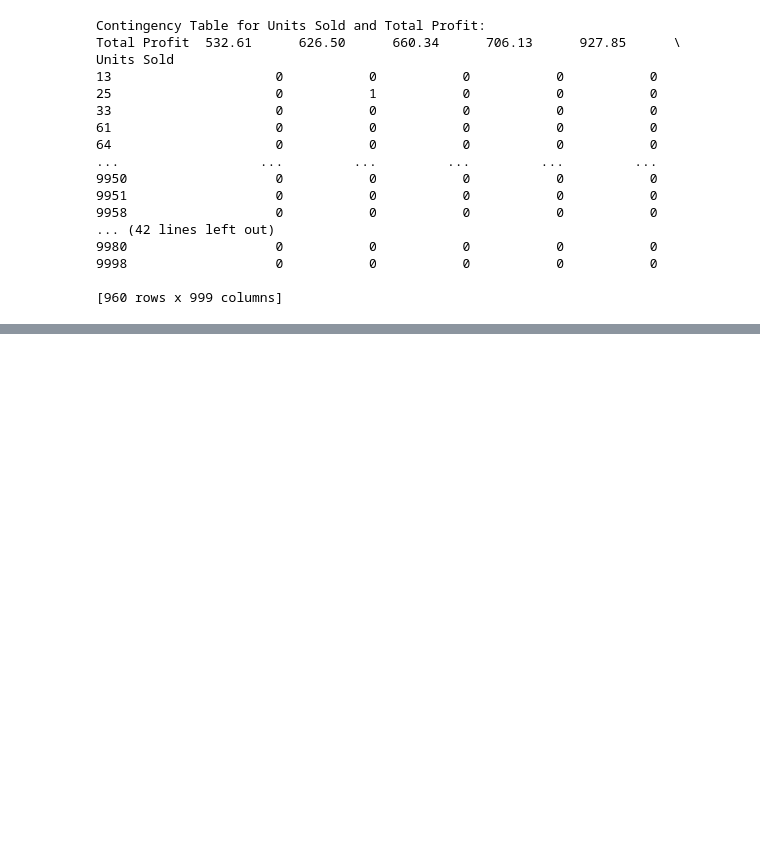
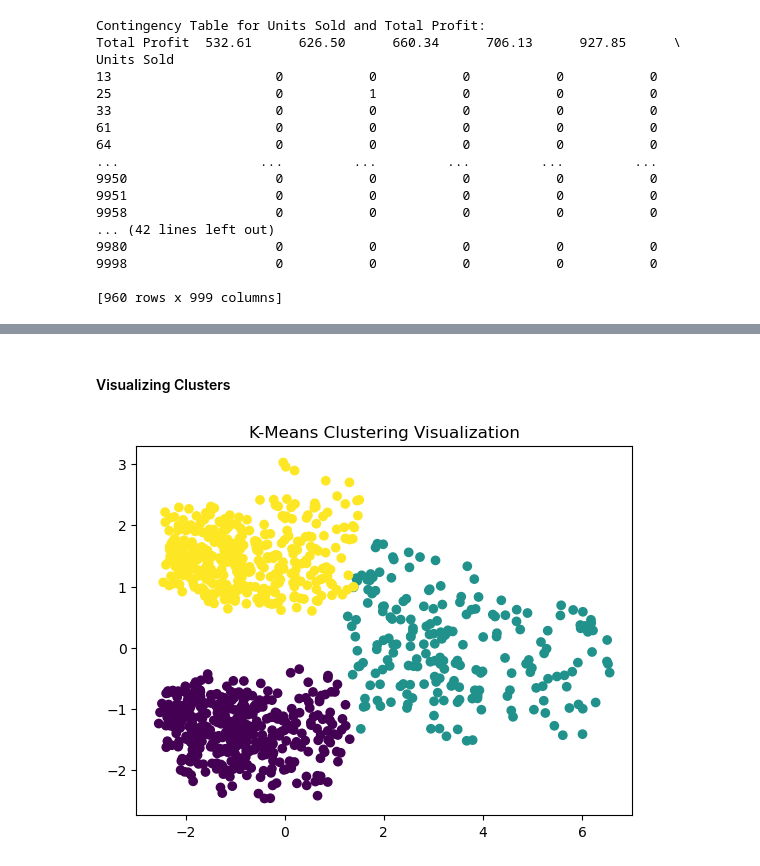
Before and after one commit to Manojkumar2002003/21BDS0252_EDA, a Jupyter notebook: 21BDS0252_EDA_DigitalAssignment.ipynb, the cells around one changed output, grey strips where cells are left out. Saved outputs shown, nothing was run; the diff lists cells and outputs as text; code cells hidden in the pictures; blank space fills up the shorter version.

```diff
--- a/21BDS0252_EDA_DigitalAssignment.ipynb
+++ b/21BDS0252_EDA_DigitalAssignment.ipynb
@@ -283,0 +288,17 @@ Units Sold
+# %%
+import pandas as pd
+from sklearn.preprocessing import StandardScaler
+from sklearn.cluster import KMeans, SpectralClustering, AgglomerativeClustering
+from sklearn.mixture import GaussianMixture
+from sklearn.decomposition import PCA
+from scipy.spatial import distance_matrix
+from scipy.sparse.csgraph import minimum_spanning_tree
+import seaborn as sns
+import matplotlib.pyplot as plt
+import numpy as np
+data_numeric = data.select_dtypes(include=[np.number])
+scaler = StandardScaler()
+data_scaled = scaler.fit_transform(data_numeric)
+# %%
+kmeans = KMeans(n_clusters=3, random_state=42)
+data['kmeans_cluster'] = kmeans.fit_predict(data_scaled)
@@ -283,0 +320,10 @@ Units Sold
+# %% [markdown]
+#### Visualizing Clusters
+# %%
+pca = PCA(n_components=2)
+data_pca = pca.fit_transform(data_scaled)
+plt.scatter(data_pca[:, 0], data_pca[:, 1], c=data['kmeans_cluster'], cmap='viridis')
+plt.title("K-Means Clustering Visualization")
+plt.show()
+# %% [output]
+[figure, added]
```
Also changed, not shown: parts of 36 cells of this notebook.
